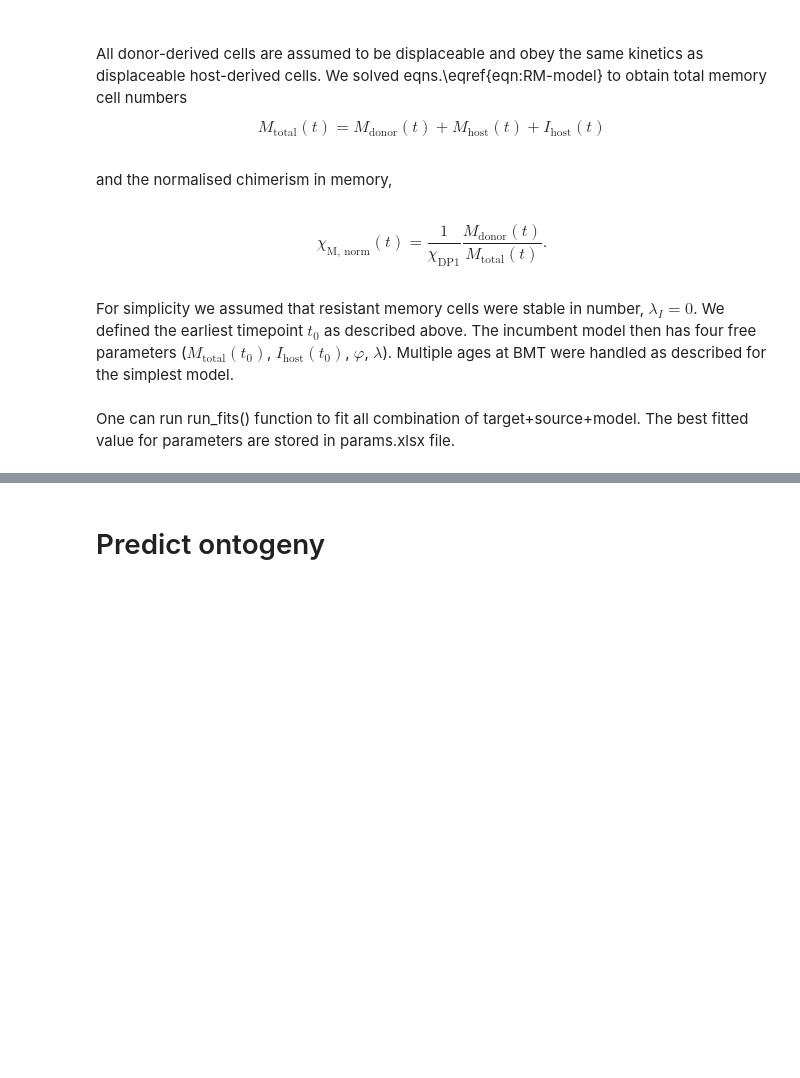
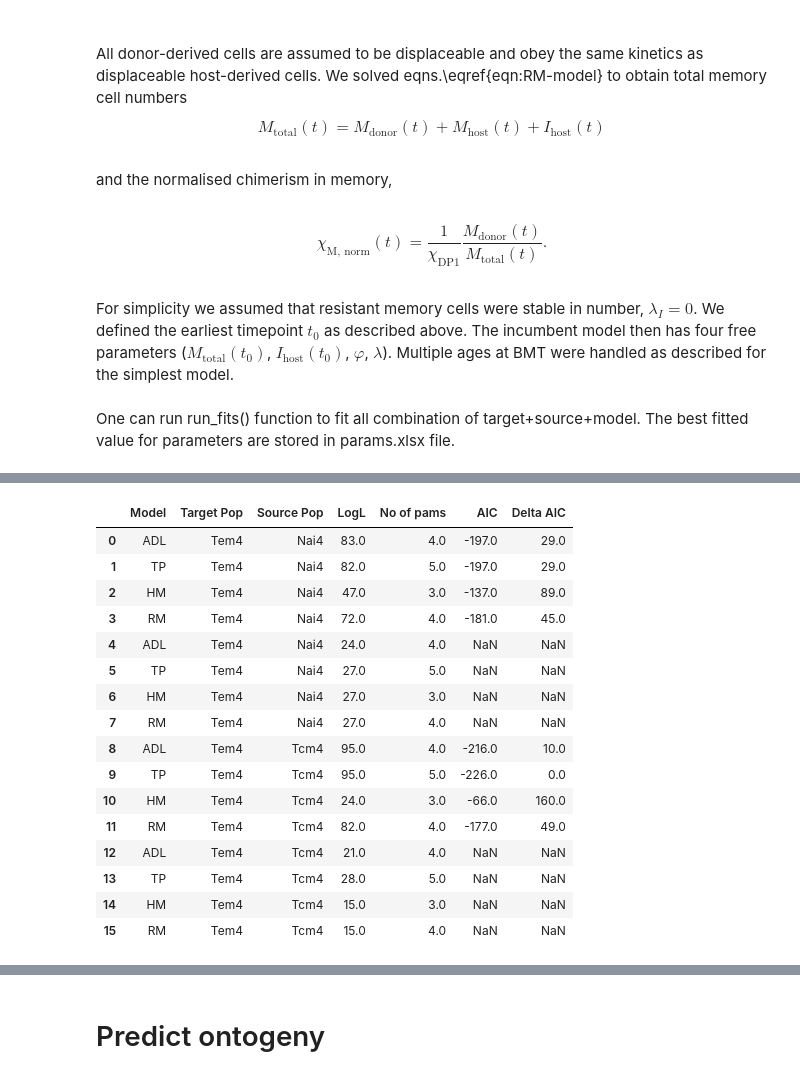
Before and after one commit to elifesciences-publications/memory-CD4-and-dirt, a Jupyter notebook: fitting_procedure.ipynb, the cells around one changed output, grey strips where cells are left out. Cells and saved outputs as stored; diff of their text form; code cells hidden in the pictures; blank space fills up the shorter version.

```diff
--- a/fitting_procedure.ipynb
+++ b/fitting_procedure.ipynb
@@ -1648,6 +1619,22 @@ def return_pam_fits(targetPop, sourcePop, loc, model):
     if model == 'RM':
         pamfit = [pam.T['M0'].values[0], pam.T['I0'].values[0], pam.T['phi'].values[0], pam.T['lam'].values[0]]
     return pamfit
+# %%
+def show_AIC_results(targetPop):
+    res = pd.read_excel('pams.xlsx', index_col=0)
+    aictab = res[['Model','Target Pop','Source Pop',
+                             'LogL','No of pams',
+                             'AIC',
+                             'Delta AIC']]
+    index_mod = np.logical_not(np.isnan(aictab['LogL']))
+    index_target = aictab['Target Pop'] == targetPop
+
+    index = index_mod & index_target
+
+    AIC = aictab.copy()
+    AIC = AIC.loc[index, :]
+    AIC = AIC.reset_index(drop=True)
+    return AIC
 # %%
 '''
 show here table with best fits pams and aic
@@ -1657,3 +1654,24 @@ show here table with best fits pams and aic
+# %%
+tabAIC = show_AIC_results('Tem4')
+tabAIC.round(0)
+# %% [output]
+|  | Model | Target Pop | Source Pop | LogL | No of pams | AIC | Delta AIC |
+| 0 | ADL | Tem4 | Nai4 | 83.0 | 4.0 | -197.0 | 29.0 |
+| 1 | TP | Tem4 | Nai4 | 82.0 | 5.0 | -197.0 | 29.0 |
+| 2 | HM | Tem4 | Nai4 | 47.0 | 3.0 | -137.0 | 89.0 |
+| 3 | RM | Tem4 | Nai4 | 72.0 | 4.0 | -181.0 | 45.0 |
+| 4 | ADL | Tem4 | Nai4 | 24.0 | 4.0 | NaN | NaN |
+| 5 | TP | Tem4 | Nai4 | 27.0 | 5.0 | NaN | NaN |
+| 6 | HM | Tem4 | Nai4 | 27.0 | 3.0 | NaN | NaN |
+| 7 | RM | Tem4 | Nai4 | 27.0 | 4.0 | NaN | NaN |
+| 8 | ADL | Tem4 | Tcm4 | 95.0 | 4.0 | -216.0 | 10.0 |
+| 9 | TP | Tem4 | Tcm4 | 95.0 | 5.0 | -226.0 | 0.0 |
+| 10 | HM | Tem4 | Tcm4 | 24.0 | 3.0 | -66.0 | 160.0 |
+| 11 | RM | Tem4 | Tcm4 | 82.0 | 4.0 | -177.0 | 49.0 |
+| 12 | ADL | Tem4 | Tcm4 | 21.0 | 4.0 | NaN | NaN |
+| 13 | TP | Tem4 | Tcm4 | 28.0 | 5.0 | NaN | NaN |
+| 14 | HM | Tem4 | Tcm4 | 15.0 | 3.0 | NaN | NaN |
+| 15 | RM | Tem4 | Tcm4 | 15.0 | 4.0 | NaN | NaN |
 # %%
 '''
 In this section functions for plotting the best fits are defined.
```
Also changed, not shown: parts of 21 cells of this notebook.
